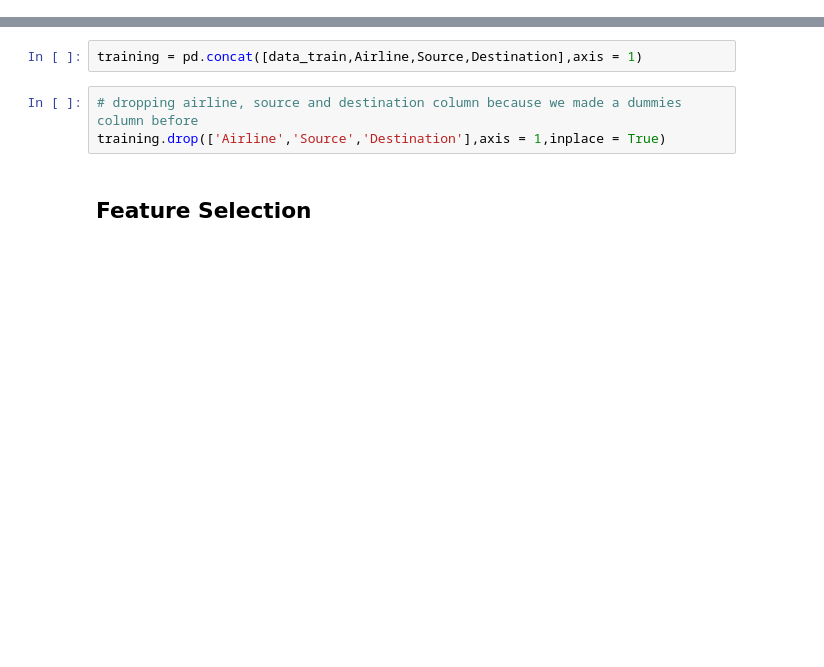
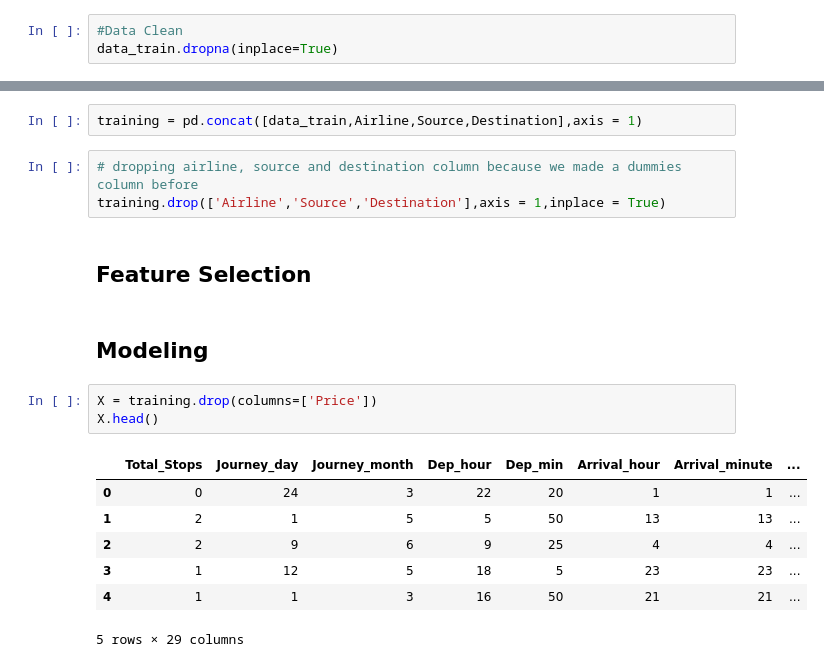
Before and after one commit to LiamAcker/FlightFarePredictor, a Jupyter notebook: ML.ipynb, the cells around one changed output, grey strips where cells are left out. Saved outputs shown, nothing was run; the diff lists cells and outputs as text; blank space fills up the shorter version.

Commit message:
Added Model

```diff
--- a/ML.ipynb
+++ b/ML.ipynb
@@ -48,6 +48,9 @@ Total_Stops        1
 Additional_Info    0
 Price              0
 dtype: int64
+# %%
+#Data Clean
+data_train.dropna(inplace=True)
 # %% [markdown]
 EDA(Exploratory Data Analysis)
 # %%
@@ -179,3 +182,16 @@ training = pd.concat([data_train,Airline,Source,Destination],axis = 1)
 training.drop(['Airline','Source','Destination'],axis = 1,inplace = True)
 # %% [markdown]
 ## Feature Selection
+# %% [markdown]
+## Modeling
+# %%
+X = training.drop(columns=['Price'])
+X.head()
+# %% [output]
+|  | Total_Stops | Journey_day | Journey_month | Dep_hour | Dep_min | Arrival_hour | Arrival_minute | ... |
+| 0 | 0 | 24 | 3 | 22 | 20 | 1 | 1 | ... |
+| 1 | 2 | 1 | 5 | 5 | 50 | 13 | 13 | ... |
+| 2 | 2 | 9 | 6 | 9 | 25 | 4 | 4 | ... |
+| 3 | 1 | 12 | 5 | 18 | 5 | 23 | 23 | ... |
+| 4 | 1 | 1 | 3 | 16 | 50 | 21 | 21 | ... |
+5 rows × 29 columns
```
Also changed, not shown: parts of 16 cells of this notebook.
